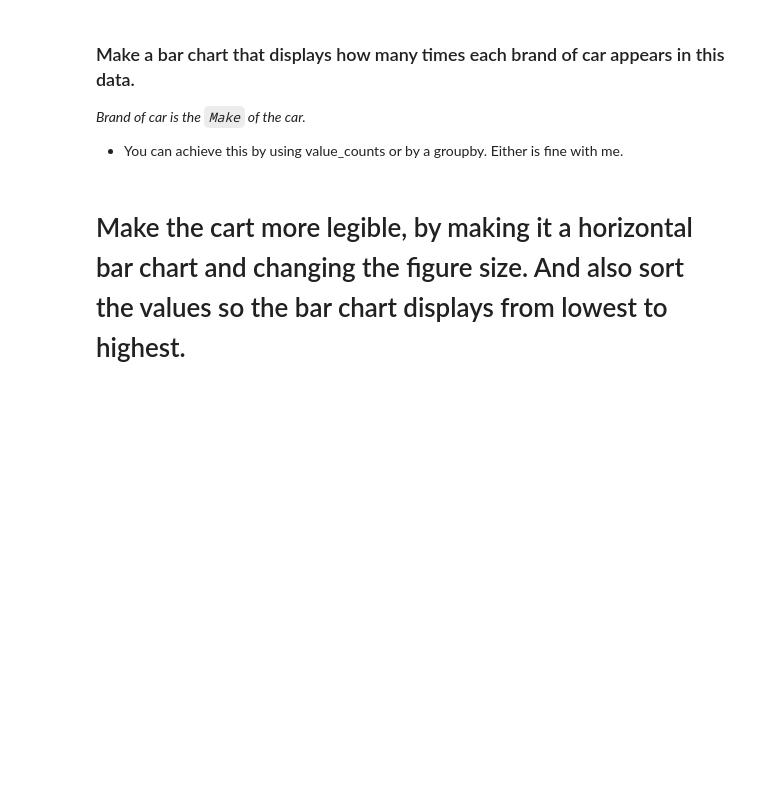
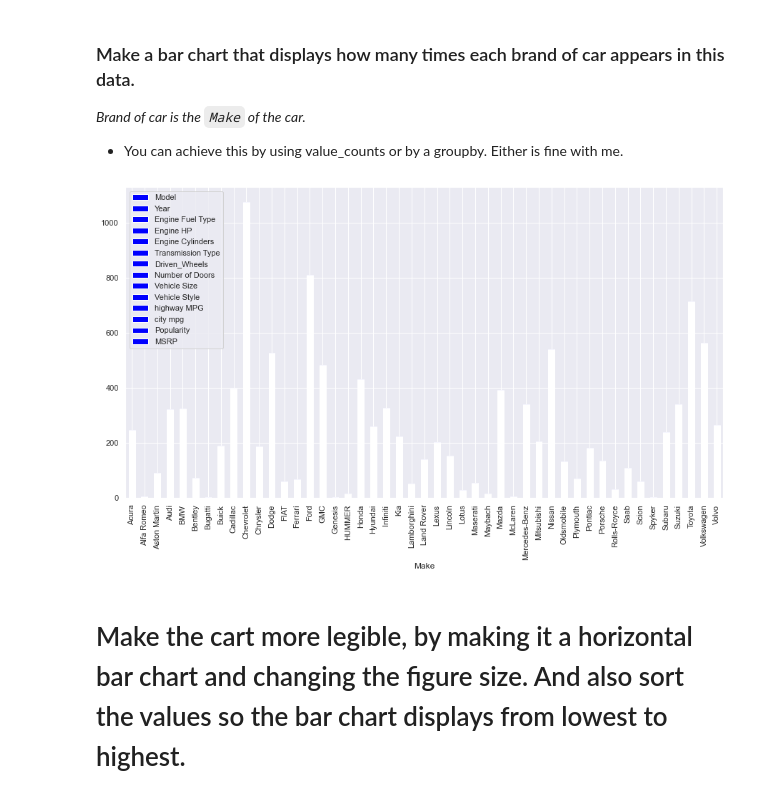
Before and after one commit to ytz825/2021-fall-data-science, a Jupyter notebook: Week-02-EDA/Exercise-EDA.ipynb, the cells around one changed output. Cells and saved outputs as stored; diff of their text form; code cells hidden in the pictures; blank space fills up the shorter version.

```diff
--- a/Week-02-EDA/Exercise-EDA.ipynb
+++ b/Week-02-EDA/Exercise-EDA.ipynb
@@ -68,7 +100,10 @@ _Brand of car is the `Make` of the car._
 # %%
 # Make a bar chart that displays how many times each brand of car appears in this data.
 
-df.groupby('Make').count().plot(kind = 'bar')
+df.groupby('Make').count().plot(kind = 'bar', color='blue', figsize = (15,8))
+plt.show()
+# %% [output]
+[figure, added]
 # %% [markdown]
 # Make the cart more legible, by making it a horizontal bar chart and changing the figure size.  And also sort the values so the bar chart displays from lowest to highest.
 # %%
```
Also changed, not shown: parts of 9 cells of this notebook.
